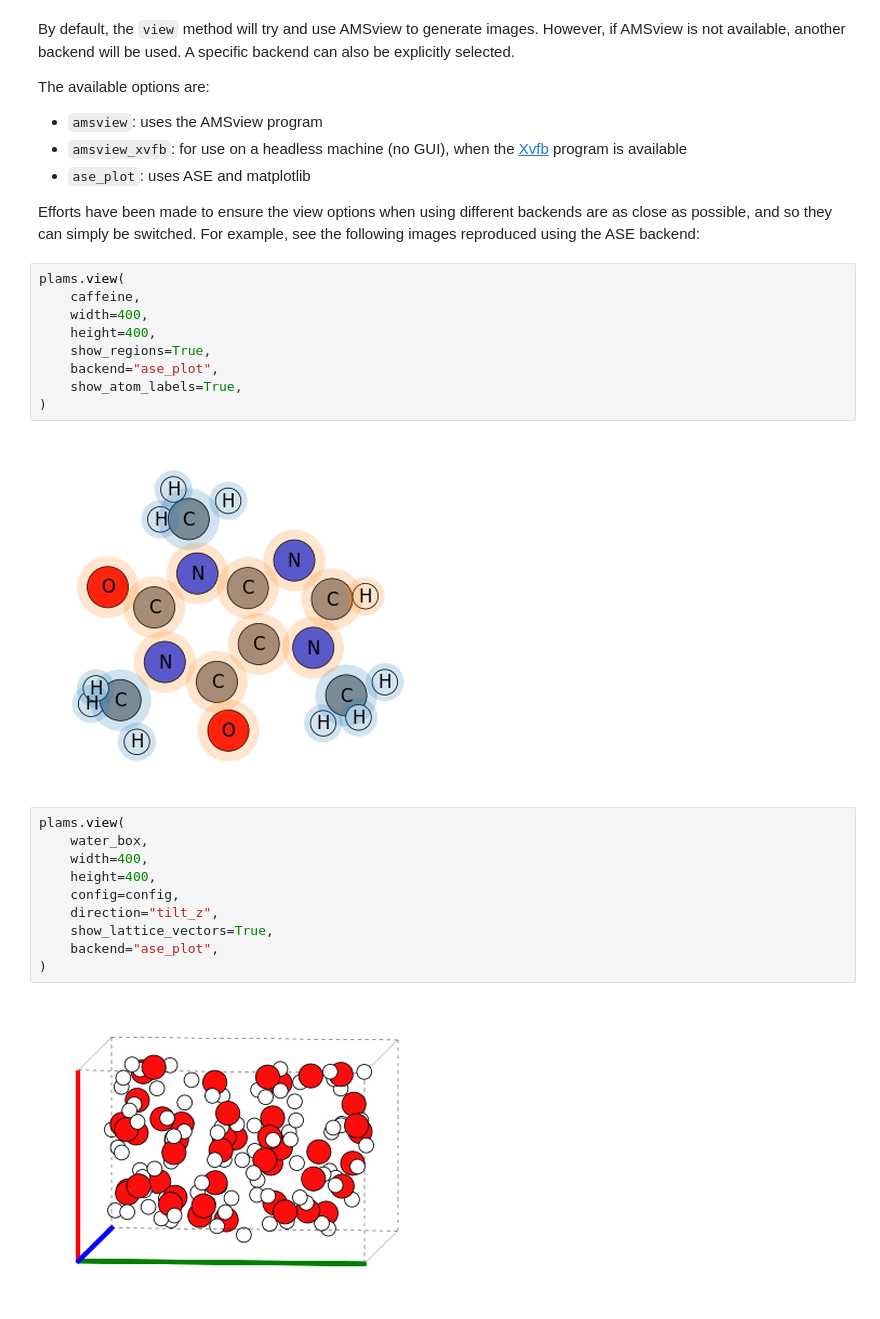
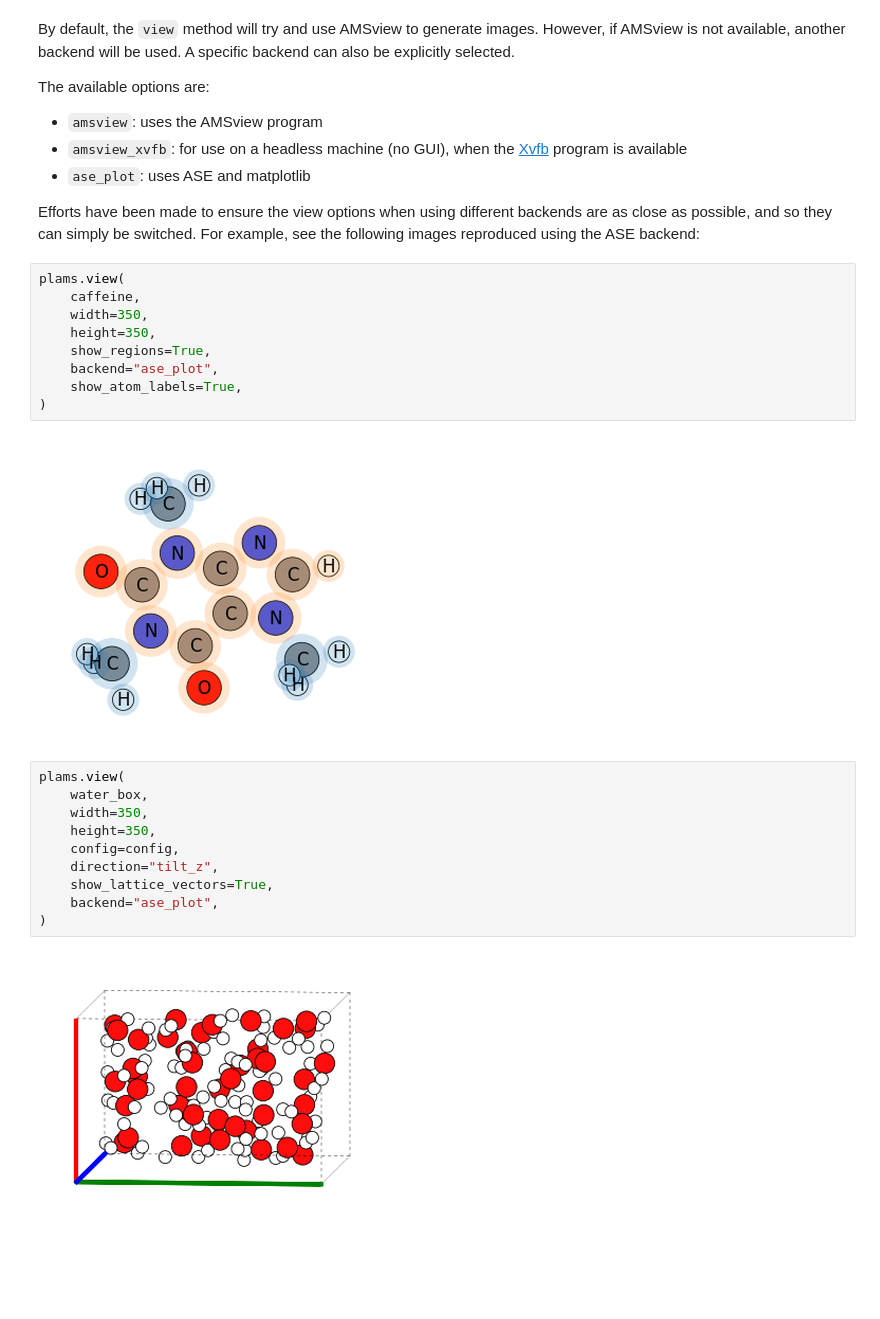
Before and after one commit to SCM-NV/PLAMS, a Jupyter notebook: examples/Visualization/visualization.ipynb, the cells around one changed output. Saved outputs shown, nothing was run; the diff lists cells and outputs as text; blank space fills up the shorter version.

Commit message:
Small modifications to visualization tutorial

```diff
--- a/examples/Visualization/visualization.ipynb
+++ b/examples/Visualization/visualization.ipynb
@@ -245,23 +247,23 @@ Efforts have been made to ensure the view options when using different backends
 # %%
 plams.view(
     caffeine,
-    width=400,
-    height=400,
+    width=350,
+    height=350,
     show_regions=True,
     backend="ase_plot",
     show_atom_labels=True,
 )
 # %% [output]
-[figure, old version]
+[figure, new version]
 # %%
 plams.view(
     water_box,
-    width=400,
-    height=400,
+    width=350,
+    height=350,
     config=config,
     direction="tilt_z",
     show_lattice_vectors=True,
     backend="ase_plot",
 )
 # %% [output]
-[figure, old version]
+[figure, new version]
```
Also changed, not shown: parts of 9 cells of this notebook, 13 other files.
